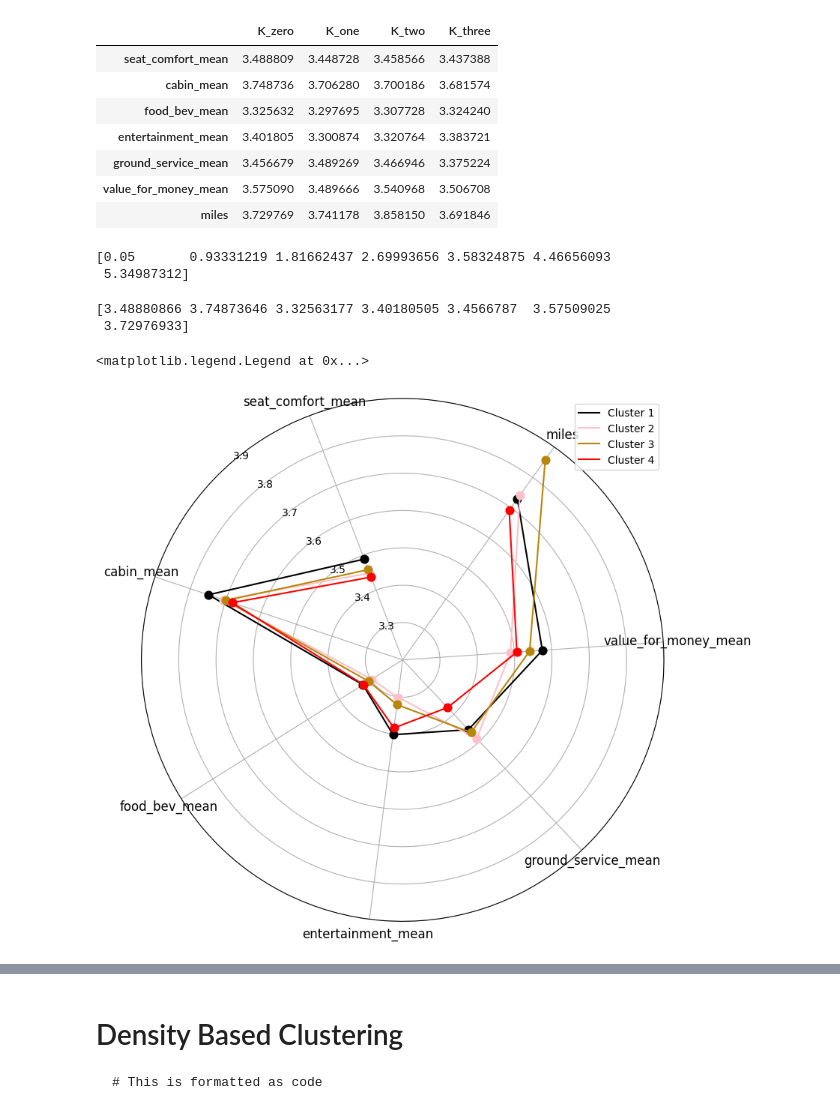
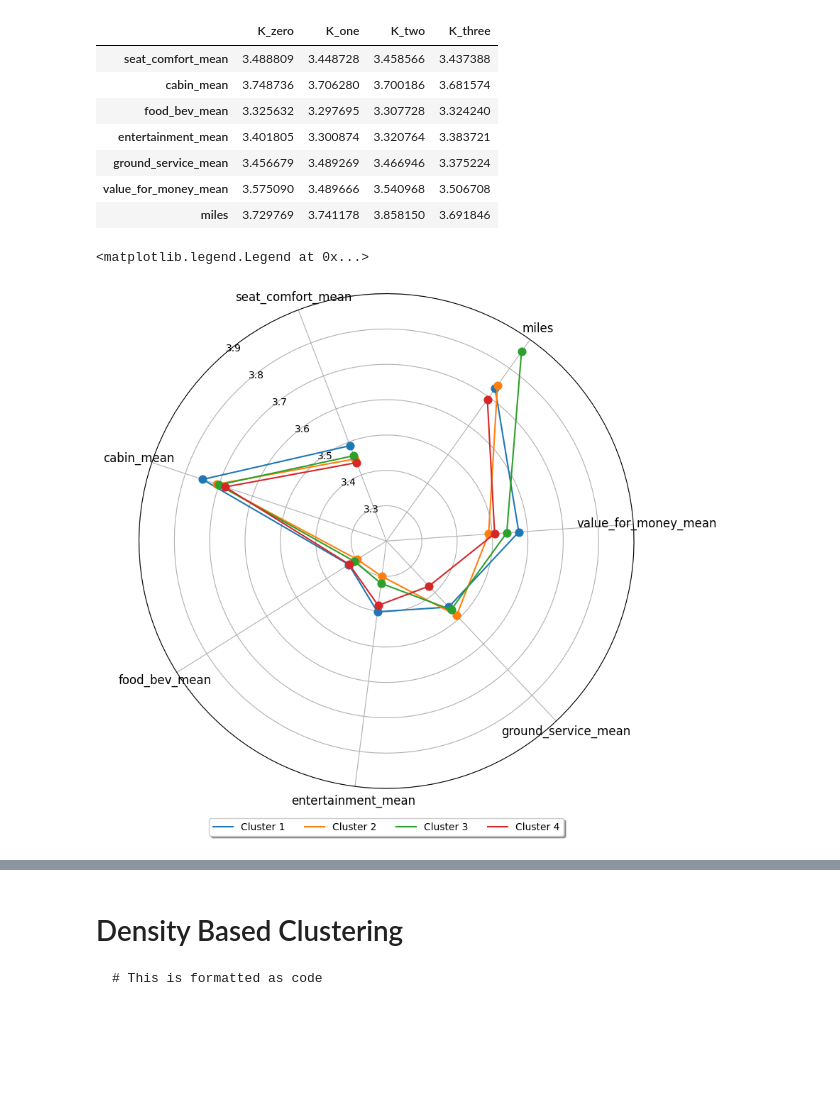
Before and after one commit to pullz6/Airline_Study, a Jupyter notebook: Airline_Reviews.ipynb, the cells around one changed output, grey strips where cells are left out. Cells and saved outputs as stored; diff of their text form; code cells hidden in the pictures; blank space fills up the shorter version.

```diff
--- a/Airline_Reviews.ipynb
+++ b/Airline_Reviews.ipynb
@@ -441,3 +380,9 @@ Conduting the k-means clustering method to better understand how many clusters s
+# %%
+x_knn_copy['Start_Country'] = x_knn_copy['Start_Country'] /x_knn_copy['Start_Country'].abs().max()
+x_knn_copy['Destination_Country'] = x_knn_copy['Destination_Country'] /x_knn_copy['Destination_Country'].abs().max()
+x_knn_copy['overall'] = x_knn_copy['overall'] /x_knn_copy['overall'].abs().max()
+x_knn_copy['traveller_type'] = x_knn_copy['traveller_type'] /x_knn_copy['traveller_type'].abs().max()
+x_knn_copy['Season'] = x_knn_copy['Season'] /x_knn_copy['Season'].abs().max()
 # %%
 cs = []
 for i in range(1, 11):
@@ -455,13 +400,13 @@ plt.show()
 cost = []
 K = range(1,6)
 for num_clusters in list(K):
-    kmode = KModes(n_clusters=num_clusters, init = "Cao", n_init = 5, verbose=0)
+    kmode = KModes(n_clusters=num_clusters, init = "Huang", n_init = 5, verbose=0)
     kmode.fit_predict(x_knn_copy)
     cost.append(kmode.cost_)
 
 plt.plot(K, cost)
-plt.xlabel('No. of clusters')
-plt.ylabel('Cost')
+plt.xlabel('Number of clusters')
+plt.ylabel('Cost Function (Sum of all the dissimilarities between the clusters)')
 plt.title('Elbow Method For Optimal for number of clusters | K-Modes')
 plt.show()
 # %% [output]
@@ -499,4 +442,6 @@ Silhouette Coefficient of kmeans clustering on the passengers: 0.61
 # %%
 km_huang = KModes(n_clusters=3, init = "Huang", n_init = 5, verbose=0)
 clusters_huang = km_huang.fit_predict(x_knn_copy)
-airline.insert(0,"KMode", clusters_huang, True)
+distance_matrix = create_dm(x_knn_copy)
+s = metrics.silhouette_score(distance_matrix, clusters_huang ,metric="precomputed")
+print(f'Silhouette Coefficient of kmodes clustering on the passengers: {s:.2f}')
@@ -704,56 +721,46 @@ kmeans_3 = ratings_T.iloc[:, 3].to_numpy()
 
 # Region label
 mean_ratings = ratings_T.index.to_numpy()
-# %%
-print(ANGLES)
-# %% [output]
-[0.05       0.93331219 1.81662437 2.69993656 3.58324875 4.46656093
- 5.34987312]
-# %%
-print(kmeans_0)
-# %% [output]
-[3.48880866 3.74873646 3.32563177 3.40180505 3.4566787  3.57509025
- 3.72976933]
 # %%
 # Some layout stuff ----------------------------------------------
 # Initialize layout in polar coordinates
 fig, ax = plt.subplots(figsize=(9, 12.6), subplot_kw={"projection": "polar"})
 
 # Set background color to white, both axis and figure.
 fig.patch.set_facecolor("white")
 ax.set_facecolor("white")
 
 ax.set_theta_offset(1.2 * np.pi / 2)
 ax.set_ylim(3.2, 3.9)
 # Add geometries to the plot -------------------------------------
 # See the zorder to manipulate which geometries are on top
 
 
 # Add dots to represent the mean gain
-ax.scatter(ANGLES, kmeans_0, s=60, zorder=11, color = 'black')
-ax.plot(ANGLES, kmeans_0, zorder=11, label = "Cluster 1", color = 'black')
-ax.scatter(ANGLES, kmeans_1, s=60, zorder=11, color = 'pink')
-ax.plot(ANGLES, kmeans_1, zorder=11, label = "Cluster 2", color = 'pink')
-ax.scatter(ANGLES, kmeans_2, s=60, zorder=11, color = 'darkgoldenrod')
-ax.plot(ANGLES, kmeans_2, zorder=11, label = "Cluster 3", color = 'darkgoldenrod')
-ax.scatter(ANGLES, kmeans_3, s=60, zorder=11, color = 'red')
-ax.plot(ANGLES, kmeans_3, zorder=11, label = "Cluster 4", color = 'red')
-
+ax.scatter(ANGLES, kmeans_0, s=60, zorder=11, color = 'C0')
+ax.plot(ANGLES, kmeans_0, zorder=11, label = "Cluster 1", color = 'C0')
+ax.scatter(ANGLES, kmeans_1, s=60, zorder=11, color = 'C1')
+ax.plot(ANGLES, kmeans_1, zorder=11, label = "Cluster 2", color = 'C1')
+ax.scatter(ANGLES, kmeans_2, s=60, zorder=11, color = 'C2')
+ax.plot(ANGLES, kmeans_2, zorder=11, label = "Cluster 3", color = 'C2')
+ax.scatter(ANGLES, kmeans_3, s=60, zorder=11, color = 'C3')
+ax.plot(ANGLES, kmeans_3, zorder=11, label = "Cluster 4", color = 'C3')
 
 # Add labels for the regions -------------------------------------
 # Note the 'wrap()' function.
 # The '5' means we want at most 5 consecutive letters in a word,
 # but the 'break_long_words' means we don't want to break words
 # longer than 5 characters.
 REGION = ["\n".join(wrap(r, 5, break_long_words=False)) for r in mean_ratings]
 
 # Set the labels
 ax.set_xticks(ANGLES)
 ax.set_xticklabels(REGION, rotation=100, size=12);
-ax.legend()
+ax.legend(loc='upper center', bbox_to_anchor=(0.5, -0.05),
+          fancybox=True, shadow=True, ncol=5)
 # %% [output]
 <matplotlib.legend.Legend at 0x...>
-[figure, old version]
+[figure, new version]
 # %%
 british_airways = airline[airline['airline'].str.contains('British')]
 british_a_bar = british_airways.copy()
```
Also changed, not shown: parts of 69 cells of this notebook.
